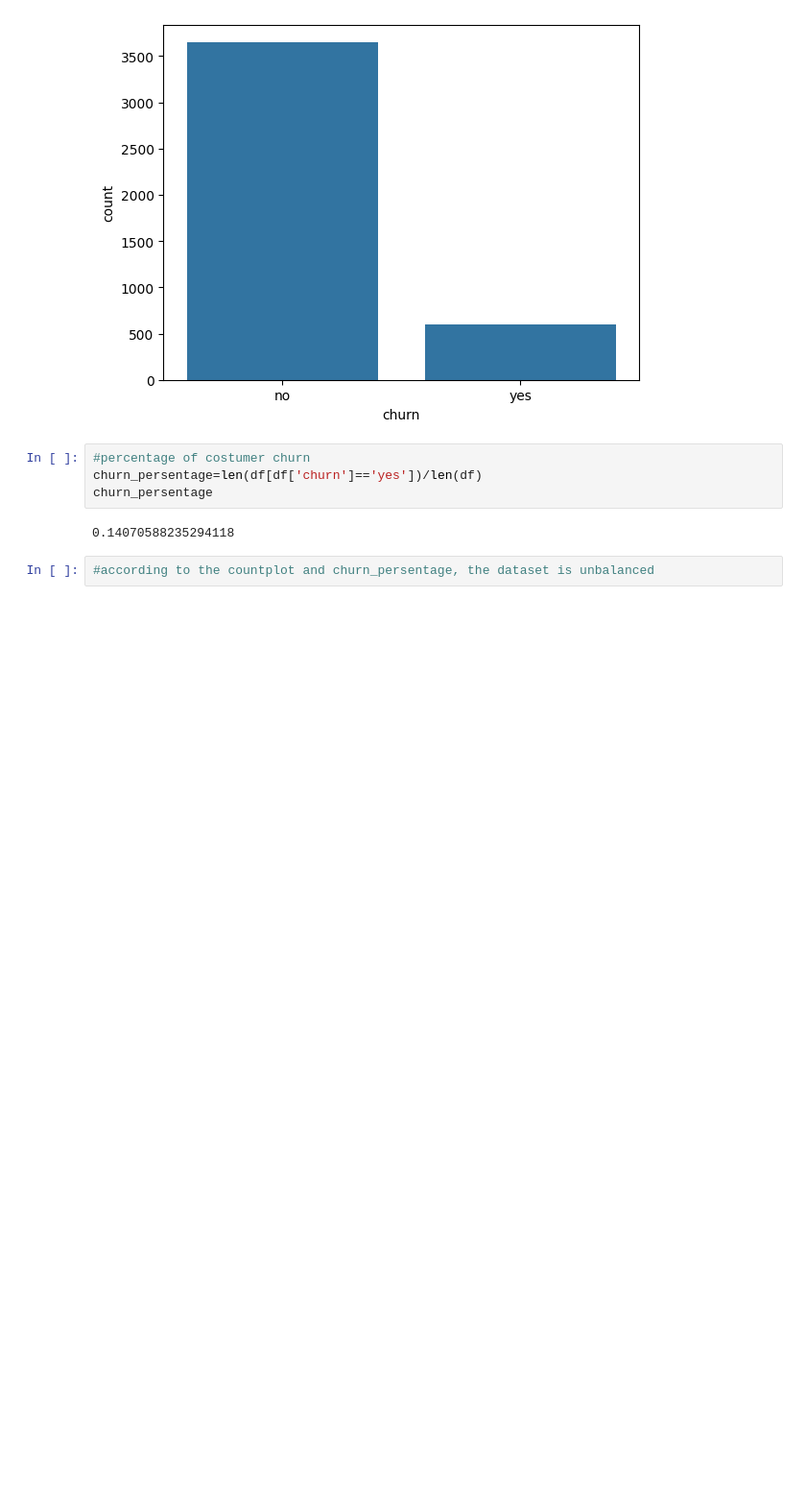
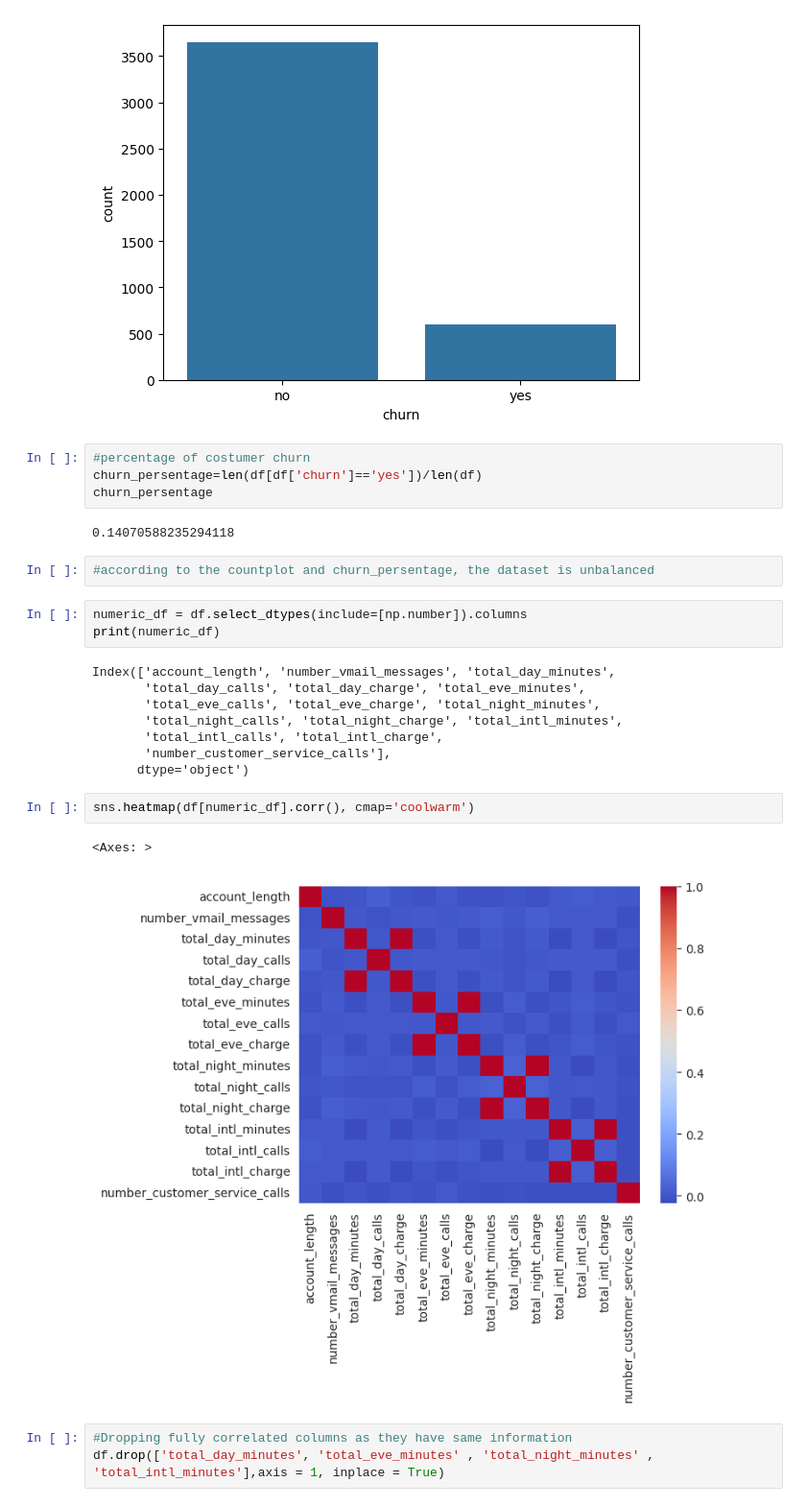
Before and after one commit to Afsoon-Ghazanfari/Customer_Churn_Prediction, a Jupyter notebook: Customer_Churn_Prediction.ipynb, the cells around one changed output. Shown: that part at 96% size. Saved outputs shown, nothing was run; the diff lists cells and outputs as text; blank space fills up the shorter version.

```diff
--- a/Customer_Churn_Prediction.ipynb
+++ b/Customer_Churn_Prediction.ipynb
@@ -93,3 +93,22 @@ churn_persentage
 0.14070588235294118
 # %%
 #according to the countplot and churn_persentage, the dataset is unbalanced
+# %%
+numeric_df = df.select_dtypes(include=[np.number]).columns
+print(numeric_df)
+# %% [output]
+Index(['account_length', 'number_vmail_messages', 'total_day_minutes',
+       'total_day_calls', 'total_day_charge', 'total_eve_minutes',
+       'total_eve_calls', 'total_eve_charge', 'total_night_minutes',
+       'total_night_calls', 'total_night_charge', 'total_intl_minutes',
+       'total_intl_calls', 'total_intl_charge',
+       'number_customer_service_calls'],
+      dtype='object')
+# %%
+sns.heatmap(df[numeric_df].corr(), cmap='coolwarm')
+# %% [output]
+<Axes: >
+[figure, added]
+# %%
+#Dropping fully correlated columns as they have same information
+df.drop(['total_day_minutes', 'total_eve_minutes' , 'total_night_minutes' , 'total_intl_minutes'],axis = 1, inplace = True)
```
Also changed, not shown: parts of 12 cells of this notebook.
